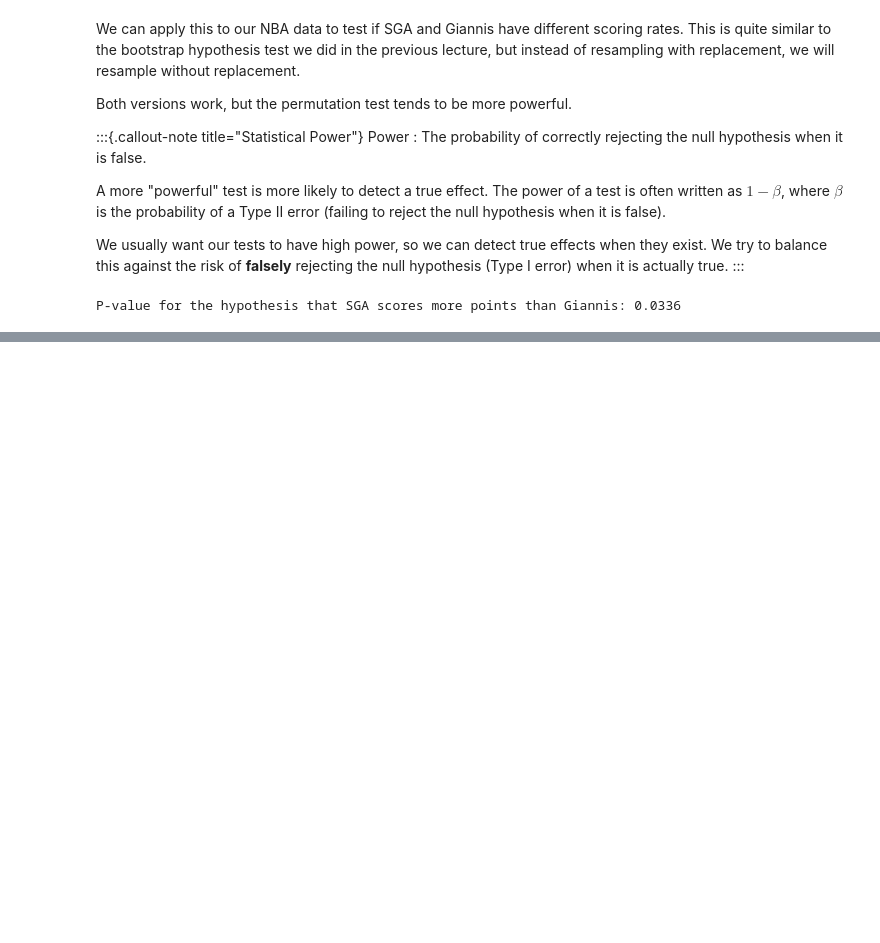
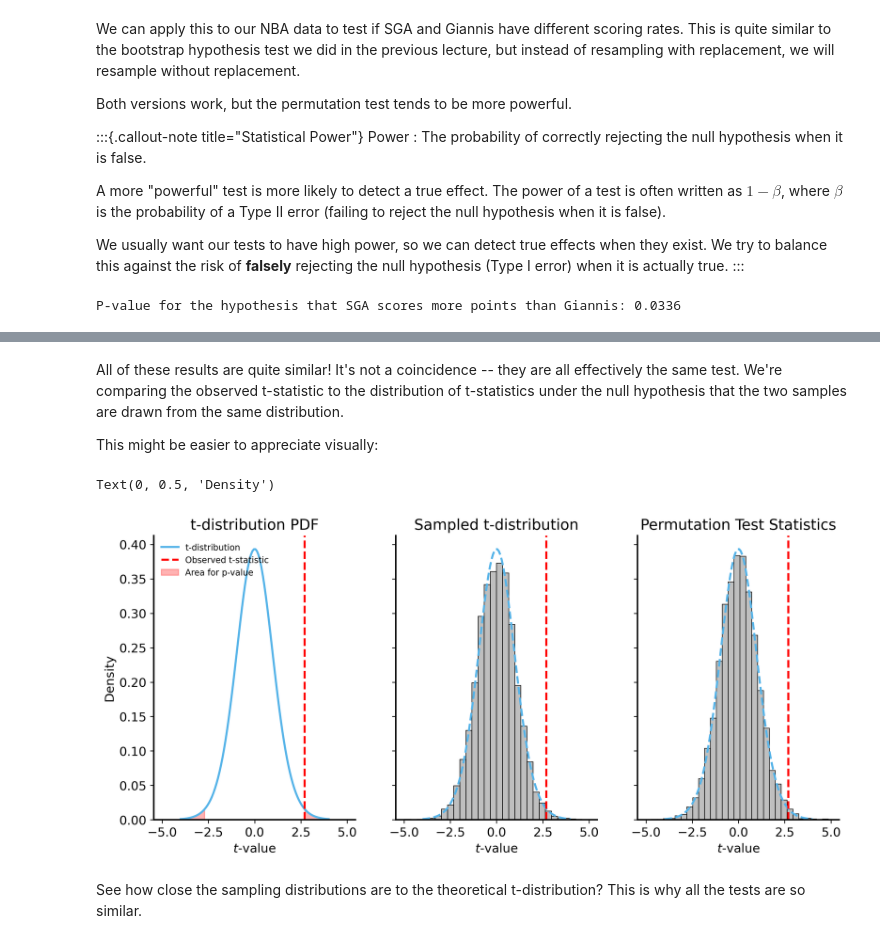
Before and after one commit to jrudoler-teaching/understanding-uncertainty, a Jupyter notebook: notebooks/lecture-07.ipynb, the cells around one changed output, grey strips where cells are left out. Cells and saved outputs as stored; diff of their text form; code cells hidden in the pictures; blank space fills up the shorter version.

```diff
--- a/notebooks/lecture-07.ipynb
+++ b/notebooks/lecture-07.ipynb
@@ -45,7 +45,7 @@ The only assumption we need to make is that the two samples are **exchangeable**
 `np.random.permutation` is a useful function for this. It randomly permutes the elements of an array, which we can use to create our new samples. Let's define a function to perform a permutation test for
 # %%
 #| code-fold: show
-def permutation_test(test_func, x, y, num_permutations=10000, rng=None):
+def permutation_test(test_func, x, y, num_permutations=10000, rng=None, one_sided=True):
     # Compute the observed test statistic
     observed_stat = test_func(x, y)
 
@@ -67,8 +67,12 @@ def permutation_test(test_func, x, y, num_permutations=10000, rng=None):
         permuted_stat = test_func(x_perm, y_perm)
 
         # Compare the permuted statistic to the observed statistic
-        if permuted_stat >= observed_stat:
-            count += 1
+        if one_sided:
+            if permuted_stat >= observed_stat:
+                count += 1
+        else:
+            if np.abs(permuted_stat) >= np.abs(observed_stat):
+                count += 1
 
     # Compute the p-value
     p_value = count / num_permutations
@@ -133,0 +277,40 @@ Check out [this blog post](https://allendowney.blogspot.com/2016/06/there-is-sti
+# %% [markdown]
+All of these results are quite similar! It's not a coincidence -- they are all effectively the same test. We're comparing the observed t-statistic to the distribution of t-statistics under the null hypothesis that the two samples are drawn from the same distribution.
+
+This might be easier to appreciate visually:
+# %%
+fig, ax = plt.subplots(1, 3, figsize=(12, 5), sharey=True, sharex=True)
+# plot the t-distribution and highlight the observed t-statistic
+ax[0].plot(x, stats.t.pdf(x, df=len(samples_a) + len(samples_b) - 2), label='t-distribution')
+ax[0].axvline(t_abs, color='red', linestyle='--', label='Observed t-statistic')
+ax[0].fill_between(
+    x,
+    stats.t.pdf(x, df=len(samples_a) + len(samples_b) - 2),
+    where=np.abs(x) >= t_abs,
+    alpha=0.3,
+    color='red',
+    label='Area for p-value'
+)
+ax[0].set_title('t-distribution PDF')
+ax[0].set_xlabel('$t$-value')
+ax[0].set_ylabel('Density')
+ax[0].legend(loc="upper left", fontsize='x-small', frameon=False)
+
+sns.histplot(t_samples, bins=30, ax=ax[1], stat="density", color="gray", alpha=0.5)
+ax[1].plot(x, stats.t.pdf(x, df=len(samples_a) + len(samples_b) - 2), linestyle='--', label='t-distribution')
+ax[1].axvline(t_abs, color='red', linestyle='--', label='Observed t-statistic')
+ax[1].set_title('Sampled t-distribution')
+ax[1].set_xlabel('$t$-value')
+ax[1].set_ylabel('Density')
+
+sns.histplot(permuted_stats, bins=30, ax=ax[2], stat="density", color="gray", alpha=0.5)
+ax[2].plot(x, stats.t.pdf(x, df=len(samples_a) + len(samples_b) - 2), linestyle='--', label='t-distribution')
+ax[2].axvline(t_abs, color='red', linestyle='--', label='Observed t-statistic')
+ax[2].set_title('Permutation Test Statistics')
+ax[2].set_xlabel('$t$-value')
+ax[2].set_ylabel('Density')
+# %% [output]
+Text(0, 0.5, 'Density')
+[figure, added]
+# %% [markdown]
+See how close the sampling distributions are to the theoretical t-distribution? This is why all the tests are so similar.
```
Also changed, not shown: parts of 5 cells of this notebook, 19 other files.
